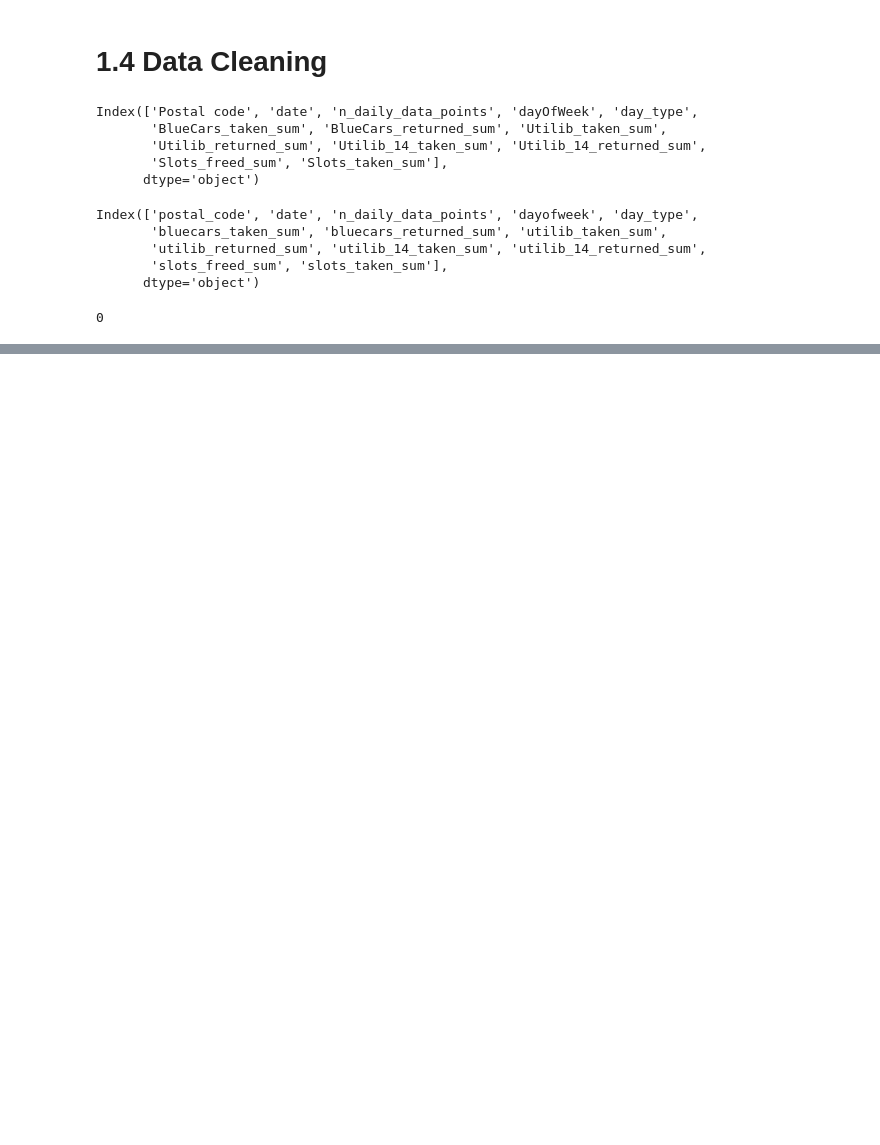
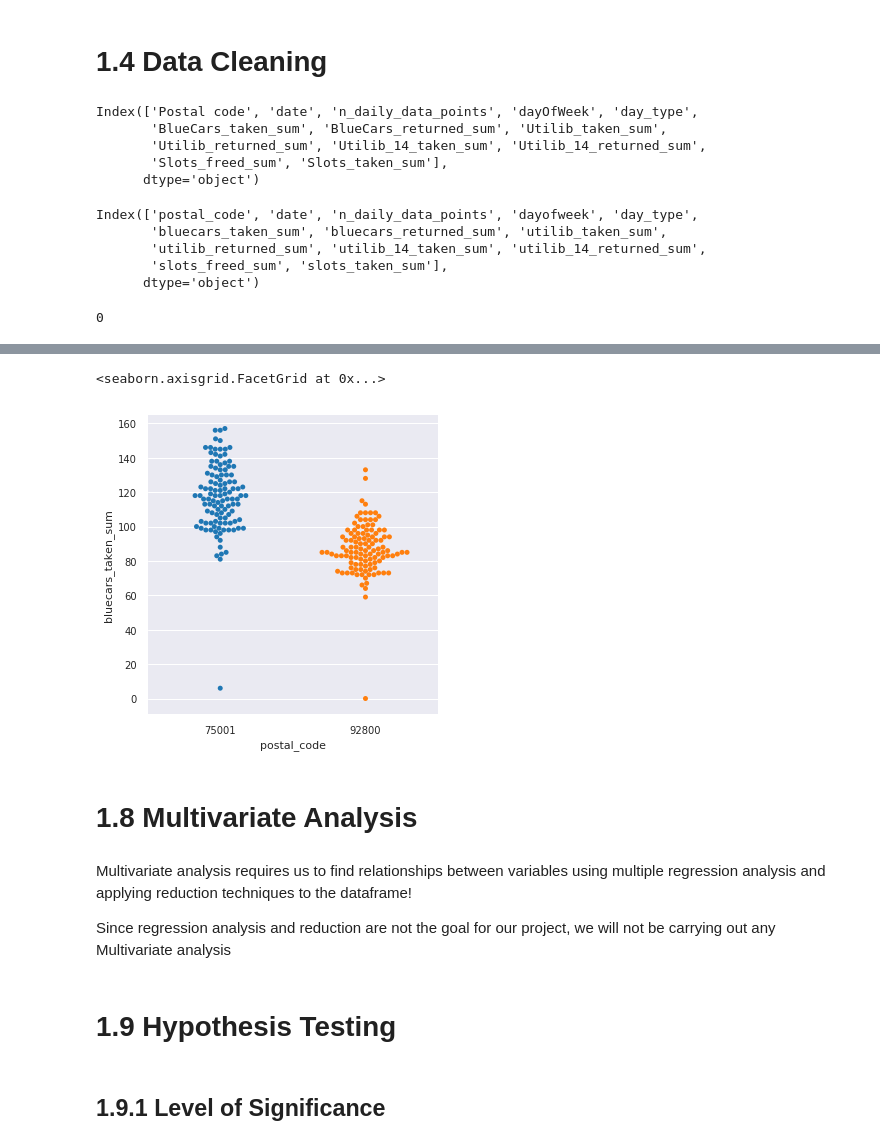
Before and after one commit to LucilleKaleha/Week_3_Independent_Project, a Jupyter notebook: W3_IP.ipynb, the cells around one changed output, grey strips where cells are left out. Drawn from its saved outputs; the diff is of its cells as text; code cells hidden in the pictures; blank space fills up the shorter version.

```diff
--- a/W3_IP.ipynb
+++ b/W3_IP.ipynb
@@ -216,0 +378,17 @@ sns.violinplot()
+# %%
+# Scatter plot of distribution of bluecars_ptaken_sum in the two postal codes
+#
+sns.catplot(x = 'postal_code', y = 'bluecars_taken_sum', data = auto1, kind = 'swarm')
+# %% [output]
+<seaborn.axisgrid.FacetGrid at 0x...>
+[figure, added]
+# %% [markdown]
+# 1.8 Multivariate Analysis
+# %% [markdown]
+Multivariate analysis requires us to find relationships between variables using multiple regression analysis and applying reduction techniques to the dataframe!
+
+Since regression analysis and reduction are not the goal for our project, we will not be carrying out any Multivariate analysis
+# %% [markdown]
+# 1.9 Hypothesis Testing
+# %% [markdown]
+## 1.9.1 Level of Significance
```
Also changed, not shown: parts of 43 cells of this notebook.
